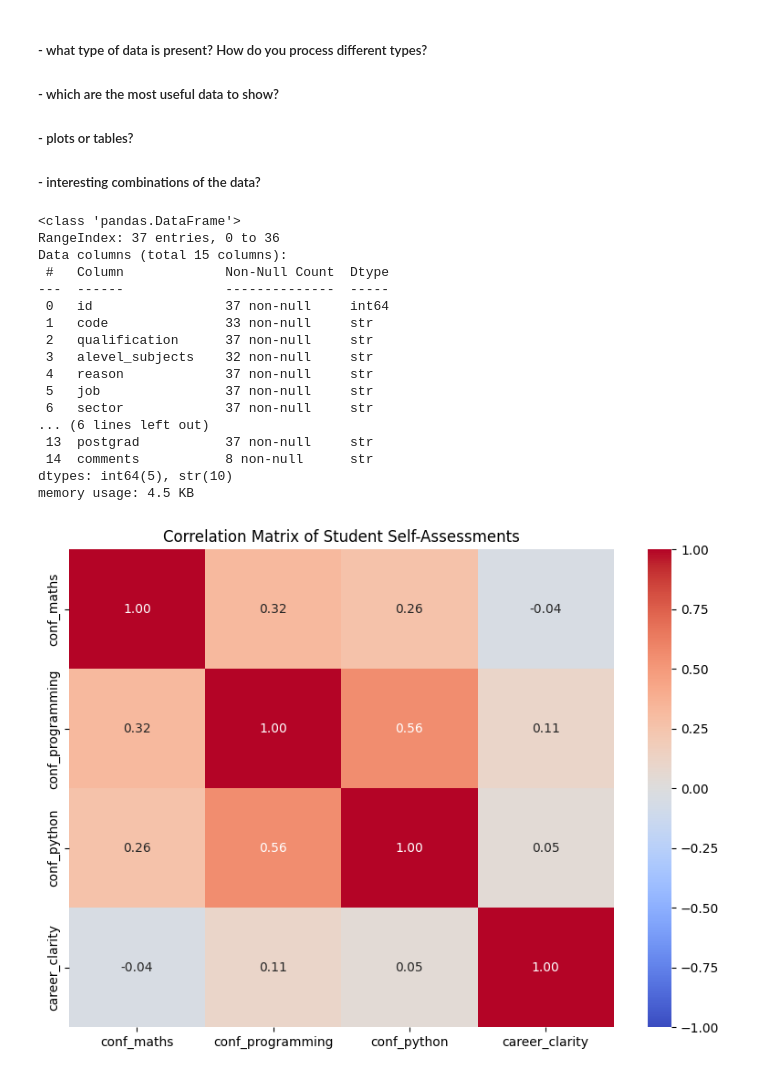
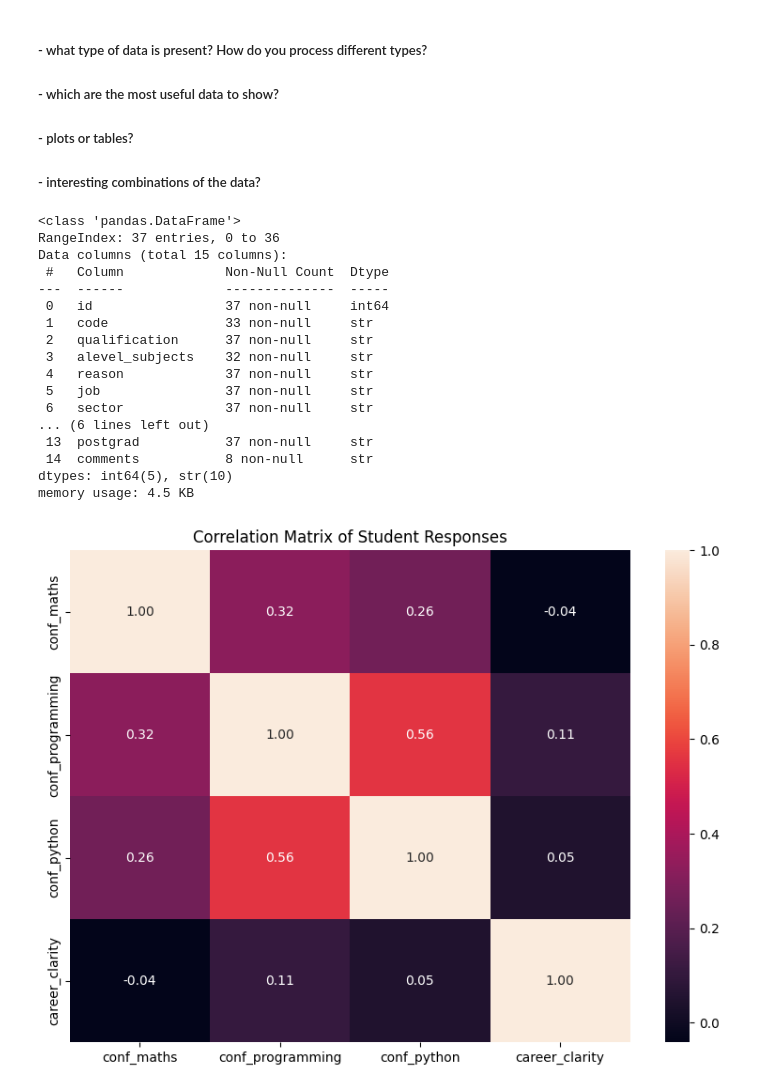
Before and after one commit to saanvikhera/ML-SPC5003, a Jupyter notebook: Tutorial_1_Clean.ipynb, the cells around one changed output. Saved outputs shown, nothing was run; the diff lists cells and outputs as text; code cells hidden in the pictures.

```diff
--- a/Tutorial_1_Clean.ipynb
+++ b/Tutorial_1_Clean.ipynb
@@ -331,33 +331,33 @@ df.head()
 df.info()
 df.isnull().sum()
 df.dtypes
 
 cols_to_exclude = ["id", "code", "comments"]
 numeric_df = df.drop(columns=cols_to_exclude, errors="ignore").select_dtypes(
     include=["number"]
 )
 
 plt.figure(figsize=(8, 6))
-sns.heatmap(numeric_df.corr(), annot=True, cmap="coolwarm", fmt=".2f", vmin=-1, vmax=1)
-plt.title("Correlation Matrix of Student Self-Assessments")
+sns.heatmap(numeric_df.corr(), annot=True, fmt=".2f")
+plt.title("Correlation Matrix of Student Responses")
 plt.tight_layout()
 plt.show()
 # %% [output]
 <class 'pandas.DataFrame'>
 RangeIndex: 37 entries, 0 to 36
 Data columns (total 15 columns):
  #   Column             Non-Null Count  Dtype
 ---  ------             --------------  -----
  0   id                 37 non-null     int64
  1   code               33 non-null     str
  2   qualification      37 non-null     str
  3   alevel_subjects    32 non-null     str
  4   reason             37 non-null     str
  5   job                37 non-null     str
  6   sector             37 non-null     str
 ... (6 lines left out)
  13  postgrad           37 non-null     str
  14  comments           8 non-null      str
 dtypes: int64(5), str(10)
 memory usage: 4.5 KB
-[figure, old version]
+[figure, new version]
```
